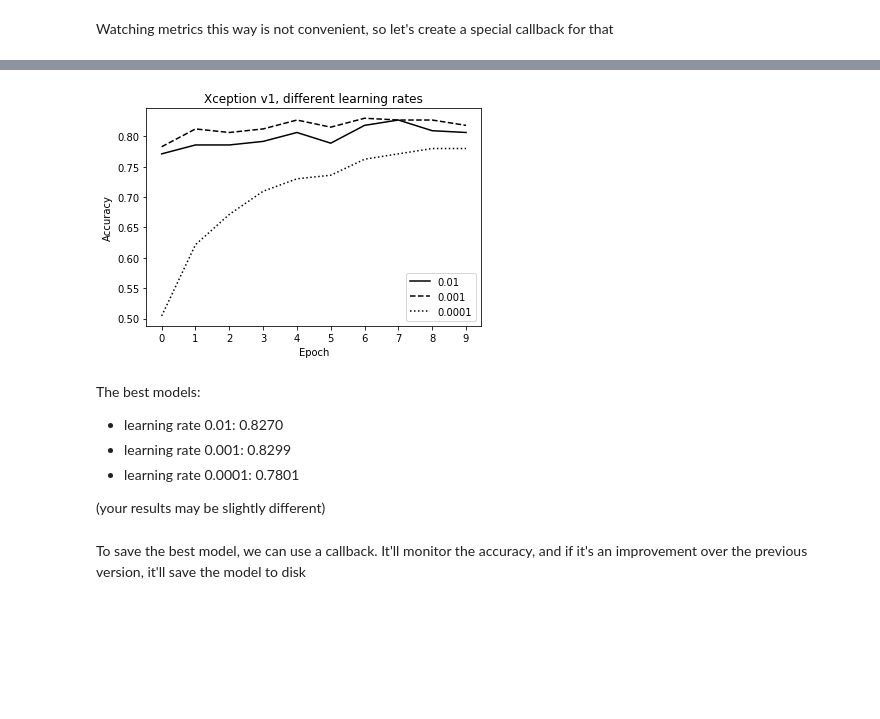
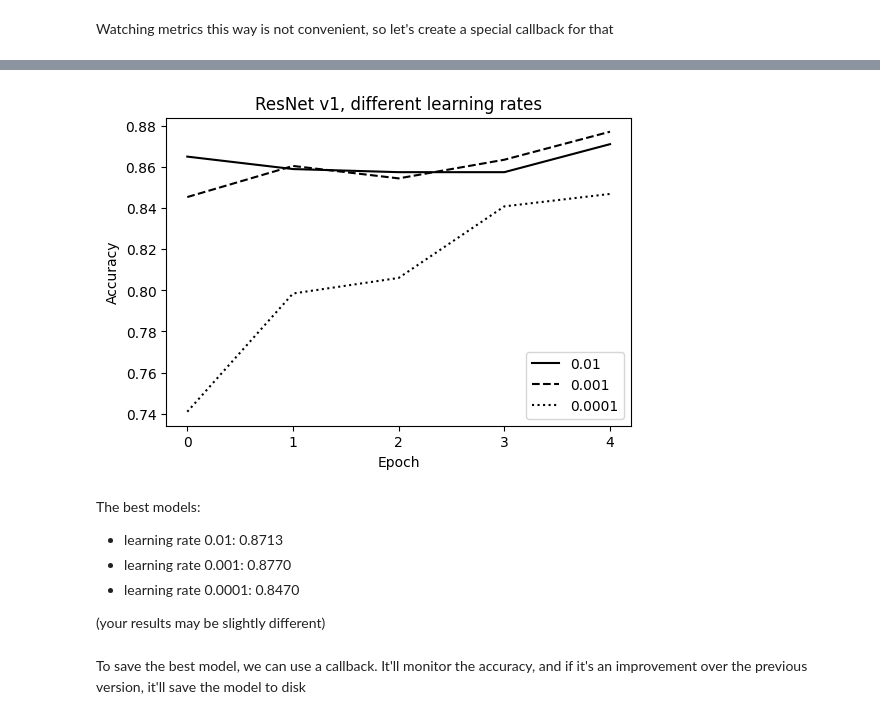
Before and after one commit to jg5xraydelta/SkinCancerCapstone, a Jupyter notebook: 07-neural-nets-train.ipynb, the cells around one changed output, grey strips where cells are left out. Saved outputs shown, nothing was run; the diff lists cells and outputs as text; code cells hidden in the pictures; blank space fills up the shorter version.

```diff
--- a/07-neural-nets-train.ipynb
+++ b/07-neural-nets-train.ipynb
@@ -225,7 +228,7 @@ plt.show()
 To make it easier for us, let's make a function for defining our model:
 # %%
 def make_model(learning_rate):
-    base_model = Xception(
+    base_model = ResNet50(
         weights='imagenet',
         input_shape=(150, 150, 3),
         include_top=False
@@ -237,7 +240,7 @@ def make_model(learning_rate):
 
     base = base_model(inputs, training=False)
     vector = keras.layers.GlobalAveragePooling2D()(base)
-    outputs = keras.layers.Dense(10)(vector)
+    outputs = keras.layers.Dense(2)(vector)
 
     model = keras.Model(inputs, outputs)
 
@@ -252,5 +255,5 @@ def make_model(learning_rate):
 Watching metrics this way is not convenient, so let's create a special callback for that
 # %%
 model = make_model(learning_rate=0.001)
-history_0_001 = model.fit(train_ds, epochs=10, validation_data=val_ds)
+history_0_001 = model.fit(train_ds, epochs=5, validation_data=test_ds)
 # %% [output]
@@ -298,4 +294,4 @@ plt.show()
 # %%
 model = make_model(learning_rate=0.0001)
-history_0_0001 = model.fit(train_ds, epochs=10, validation_data=val_ds)
+history_0_0001 = model.fit(train_ds, epochs=5, validation_data=test_ds)
 # %% [output]
@@ -343,35 +332,35 @@ plt.show()
 # %%
-epochs = np.arange(10)
+epochs = np.arange(5)
 val_0_01 = history.history['val_accuracy']
 val_0_001 = history_0_001.history['val_accuracy']
 val_0_0001 = history_0_0001.history['val_accuracy']
 # %%
 plt.figure(figsize=(6, 4))
 
 plt.plot(epochs, val_0_01, color='black', linestyle='solid', label='0.01')
 plt.plot(epochs, val_0_001, color='black', linestyle='dashed', label='0.001')
 plt.plot(epochs, val_0_0001, color='black', linestyle='dotted', label='0.0001')
 
 
-plt.title('Xception v1, different learning rates')
+plt.title('ResNet v1, different learning rates')
 plt.xlabel('Epoch')
 plt.ylabel('Accuracy')
 
 plt.xticks(epochs)
 
 plt.legend()
 
-plt.savefig('xception_v1_all_lr.svg')
+plt.savefig('resnet_v1_all_lr.svg')
 
 plt.show()
 # %% [output]
-[figure, old version]
+[figure, new version]
 # %% [markdown]
 The best models:
 
-* learning rate 0.01: 0.8270
-* learning rate 0.001: 0.8299
-* learning rate 0.0001: 0.7801
+* learning rate 0.01: 0.8713
+* learning rate 0.001: 0.8770
+* learning rate 0.0001: 0.8470
 
 (your results may be slightly different)
 # %% [markdown]
```
Also changed, not shown: parts of 24 cells of this notebook, 18 other files.
